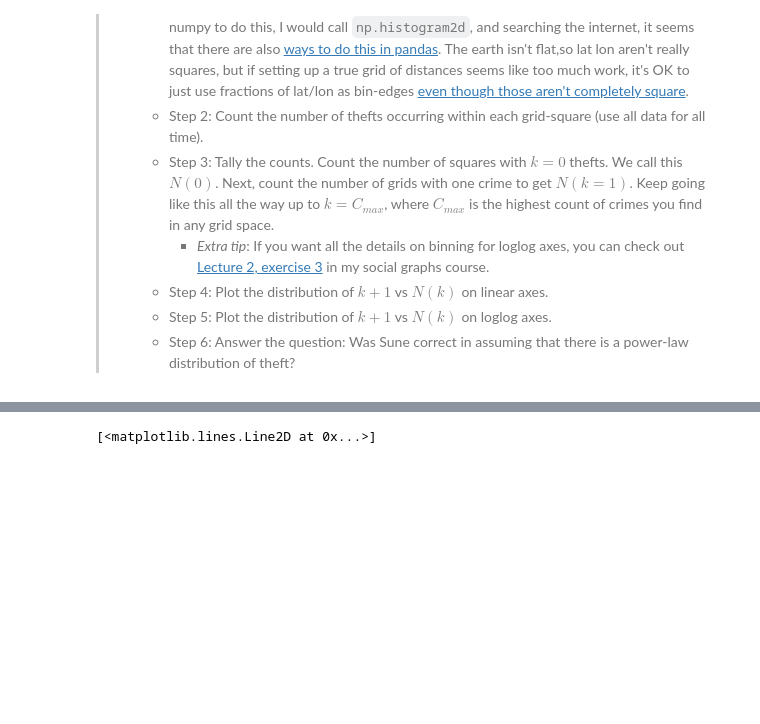
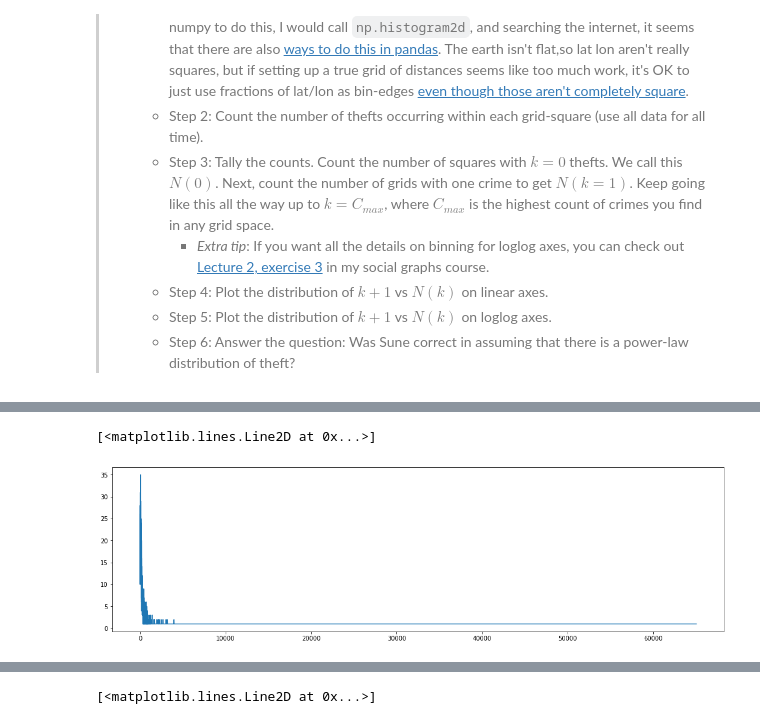
Before and after one commit to IncioMan/socialdata, a Jupyter notebook: Week5/Alex.ipynb, the cells around one changed output, grey strips where cells are left out. Cells and saved outputs as stored; diff of their text form; code cells hidden in the pictures; blank space fills up the shorter version.

```diff
--- a/Week5/Alex.ipynb
+++ b/Week5/Alex.ipynb
@@ -166,0 +171,5 @@ count_dict = dict(zip(unique, counts))
+# %%
+hist, xedges, yedges = np.histogram2d(data.Y, data.X, bins=100, range = [
+    [ min(data.Y), max(data.Y) ],
+    [ min(data.X), max(data.X) ]
+])
@@ -166,0 +196,9 @@ count_dict = dict(zip(unique, counts))
+# %%
+flat = np.array(hist).flatten()
+flat = np.around(flat)
+flat = flat.astype(int)
+# %%
+from collections import Counter
+counter = Counter(flat)
+# %%
+counter = dict(sorted(counter.items()))
@@ -166,0 +225,7 @@ count_dict = dict(zip(unique, counts))
+# %%
+plt.figure(figsize=(40, 5))
+plt.subplot(121)
+plt.plot(list(counter.keys())[1:], list(counter.values())[1:])
+# %% [output]
+[<matplotlib.lines.Line2D at 0x...>]
+[figure, added]
```
Also changed, not shown: parts of 10 cells of this notebook, 1 other file.
